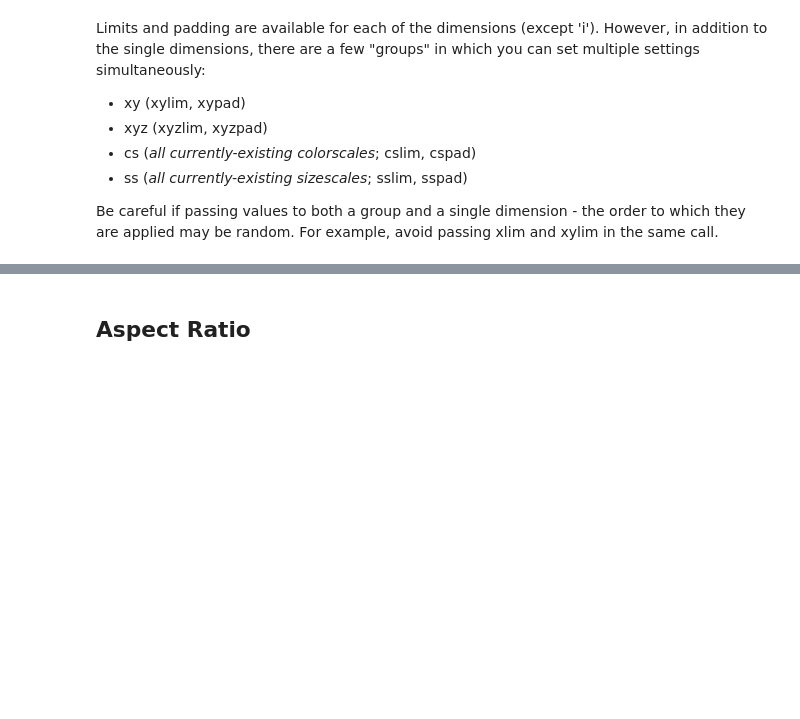
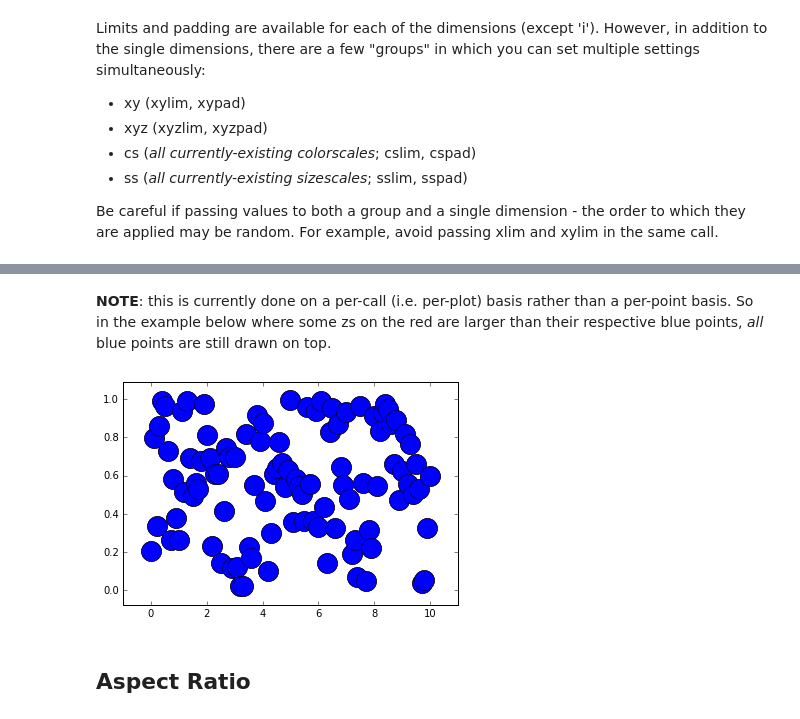
Before and after one commit to kecnry/autofig, a Jupyter notebook: examples/autofig_basics.ipynb, the cells around one changed output, grey strips where cells are left out. Saved outputs shown, nothing was run; the diff lists cells and outputs as text; code cells hidden in the pictures; blank space fills up the shorter version.

```diff
--- a/examples/autofig_basics.ipynb
+++ b/examples/autofig_basics.ipynb
@@ -211,3 +229,11 @@ autofig.plot(x=x, y=y+2, c=3*c, clabel='other thing', cmap='cool', cslim=(0,3),
+# %% [markdown]
+**NOTE**: this is currently done on a per-call (i.e. per-plot) basis rather than a per-point basis.  So in the example below where some zs on the red are larger than their respective blue points, *all* blue points are still drawn on top.
+# %%
+autofig.reset()
+autofig.plot(x=x, y=y, z=y, c='red', marker='o', s=4, linestyle='none')
+autofig.plot(x=x, y=y, z=-4+10*y, c='blue', marker='o', s=4, linestyle='none', show=True)
+# %% [output]
+[figure, added]
 # %% [markdown]
 ## Aspect Ratio
 # %% [markdown]
```
Also changed, not shown: parts of 29 cells of this notebook, 2 other files.
